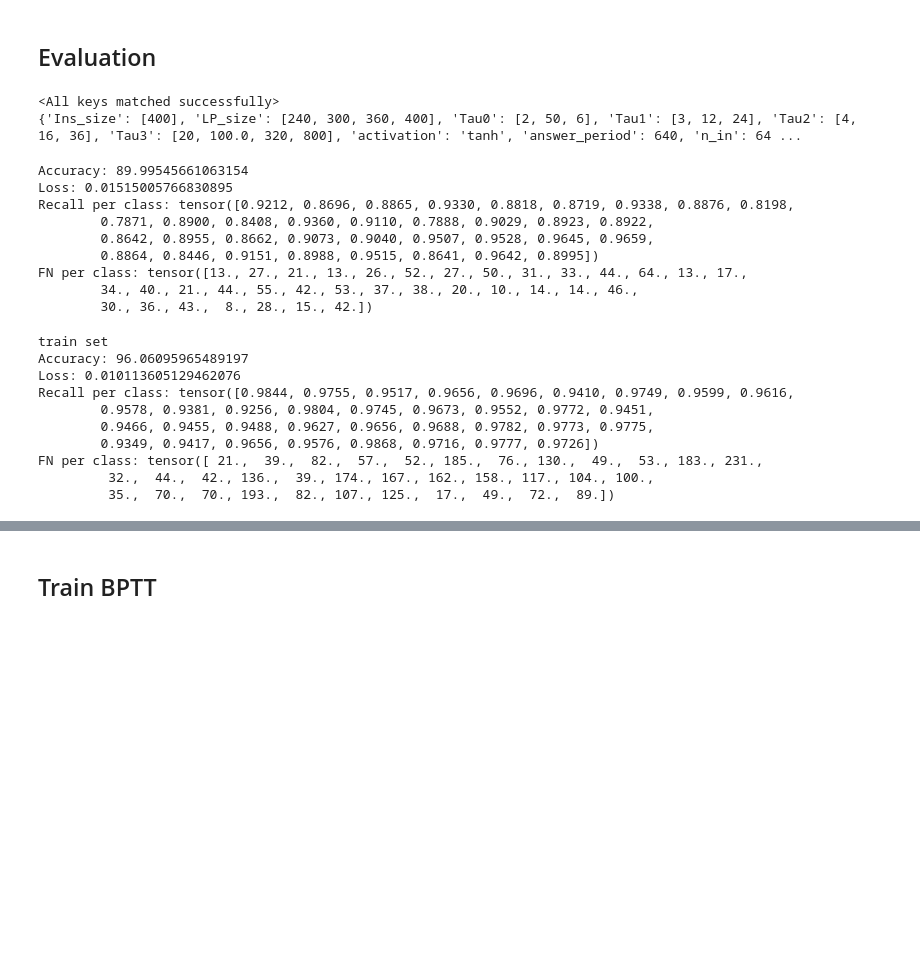
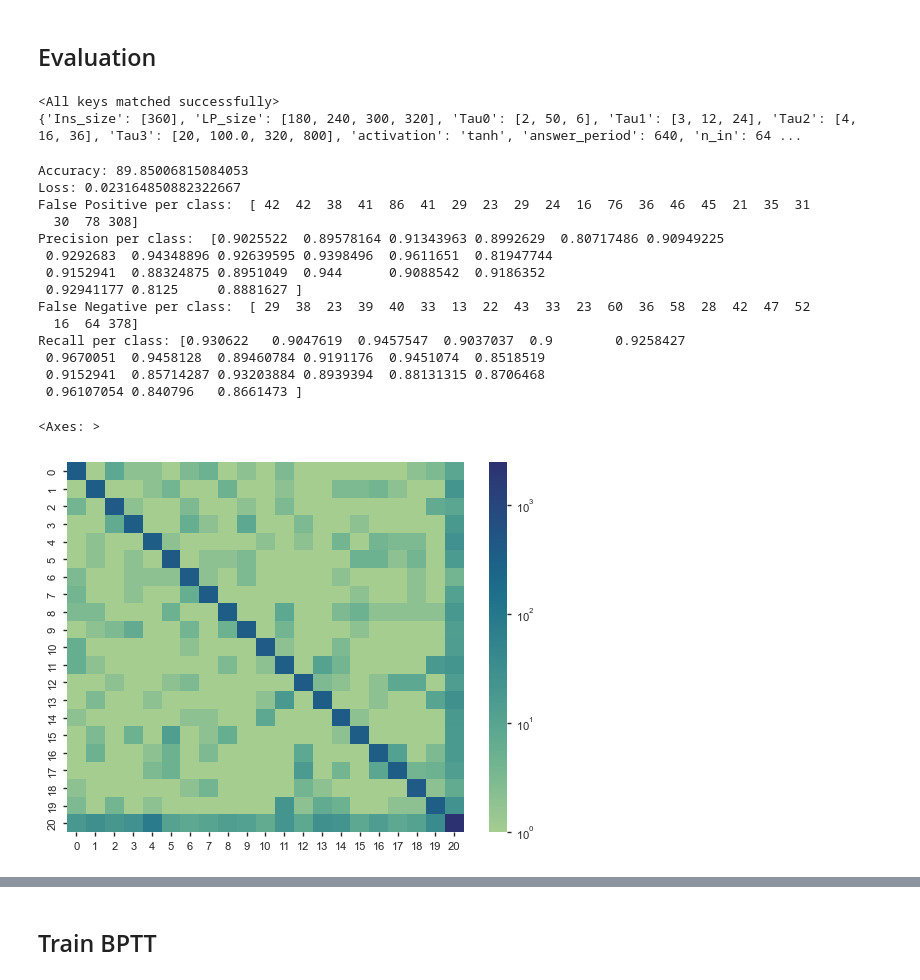
Before and after one commit to Baskin-LIU/Kernel-Propagation, a Jupyter notebook: Experiments/Speech.ipynb, the cells around one changed output, grey strips where cells are left out. Cells and saved outputs as stored; diff of their text form; code cells hidden in the pictures; blank space fills up the shorter version.

```diff
--- a/Experiments/Speech.ipynb
+++ b/Experiments/Speech.ipynb
@@ -65,15 +65,20 @@ ipd.Audio(waveform.numpy(), rate=sample_rate)
 right
 [interactive output not drawn]
 # %%
+data_config["task"] = "Full"
+if data_config["task"]=="Cmd20":
+    data_config["n_class"] = len(COMMAND20)
+elif data_config["task"]=="Full":
+    data_config["n_class"] = len(LABELS)
 data_config["n_steps"] = int(data_config["duration"]/dt)
-data_config["n_class"] = len(COMMAND20)
+
 n_class = data_config["n_class"]
 n_steps = data_config["n_steps"]
 answer_steps = int(model_config["answer_period"]/dt)
 rootdir = Path('..') / "SpeechCommands" / "Mel_npy"
 
-train_set = ShardedMelDataset(rootdir / 'training')
-val_set = ShardedMelDataset(rootdir / 'validation')
+train_set = ShardedMelDataset(rootdir / 'training', task=data_config["task"])
+val_set = ShardedMelDataset(rootdir / 'validation', task=data_config["task"])
 
 mel_sample, label = val_set[0]
 print(mel_sample.shape)
@@ -86,7 +91,7 @@ else:
     num_workers = 0
     pin_memory = False
 
-if train_config["balance_sampler"]:
+if train_config["weighted_sampler"]:
     with open(rootdir / "training"/ "label_stats.json") as f:
         label_counts = json.load(f)["label_counts"]
     sampler = make_weighted_sampler(train_set, label_counts)
@@ -257,7 +294,7 @@ yes --> tensor(33) --> yes , transformed shape: torch.Size([1, 64, 500]) , Numbe
 ## Evaluation
 # %%
 rootdir = Path('..') / "SpeechCommands" / "Mel_npy"
-Saved_model = Path("..") / "saved_models" / "Speech90"
+Saved_model = Path("..") / "saved_models" / "Cmd89.9"
 with open(Saved_model / "general_config.json") as f:
     general_config = json.load(f)
 with open(Saved_model / "model_config.json") as f:
@@ -289,6 +326,7 @@ test_loader = torch.utils.data.DataLoader(
     pin_memory=False,
 )
 
+train_set = ShardedMelDataset(rootdir / 'training')
 train_loader = torch.utils.data.DataLoader(
     train_set,
     batch_size=256,
@@ -309,6 +347,10 @@ print(model_config)
 beta = torch.zeros(n_steps).to(device)
 beta[-answer_steps:]=1.
 beta /= beta.sum()
+
+model.device = device
+for l in model.layers:
+    l.device = device
 # %% [output]
 <All keys matched successfully>
-{'Ins_size': [400], 'LP_size': [240, 300, 360, 400], 'Tau0': [2, 50, 6], 'Tau1': [3, 12, 24], 'Tau2': [4, 16, 36], 'Tau3': [20, 100.0, 320, 800], 'activation': 'tanh', 'answer_period': 640, 'n_in': 64 ...
+{'Ins_size': [360], 'LP_size': [180, 240, 300, 320], 'Tau0': [2, 50, 6], 'Tau1': [3, 12, 24], 'Tau2': [4, 16, 36], 'Tau3': [20, 100.0, 320, 800], 'activation': 'tanh', 'answer_period': 640, 'n_in': 64 ...
@@ -319,20 +357,33 @@ for l in model.layers:
-# %%
-acc, loss, stats = test_analy(model, test_loader, answer_steps, beta, num_classes=data_config['n_class'])
-
-print("Accuracy:", acc)
-print("Loss:", loss)
-print("Recall per class:", stats["recall"])
-print("FN per class:", stats["FN"])
-# %% [output]
-Accuracy: 89.99545661063154
-Loss: 0.01515005766830895
-Recall per class: tensor([0.9212, 0.8696, 0.8865, 0.9330, 0.8818, 0.8719, 0.9338, 0.8876, 0.8198,
-        0.7871, 0.8900, 0.8408, 0.9360, 0.9110, 0.7888, 0.9029, 0.8923, 0.8922,
-        0.8642, 0.8955, 0.8662, 0.9073, 0.9040, 0.9507, 0.9528, 0.9645, 0.9659,
-        0.8864, 0.8446, 0.9151, 0.8988, 0.9515, 0.8641, 0.9642, 0.8995])
-FN per class: tensor([13., 27., 21., 13., 26., 52., 27., 50., 31., 33., 44., 64., 13., 17.,
-        34., 40., 21., 44., 55., 42., 53., 37., 38., 20., 10., 14., 14., 46.,
-        30., 36., 43.,  8., 28., 15., 42.])
+# %%
+test_acc, test_loss, test_stats = test_analy_confusion(model, test_loader, answer_steps, beta, num_classes=data_config['n_class'])
+# %%
+import seaborn as sn
+from matplotlib.colors import LogNorm
+print("Accuracy:", test_acc)
+print("Loss:", test_loss)
+print("False Positive per class: ", test_stats["FP"])
+print("Precision per class: ", test_stats["precision"])
+print("False Negative per class: ", test_stats["FN"])
+print("Recall per class:", test_stats["recall"])
+sn.heatmap(test_stats["confusion_matrix"]+1, annot=False, norm=LogNorm(), cmap="crest")
+#plt.imshow(stats["confusion_matrix"])
+# %% [output]
+Accuracy: 89.85006815084053
+Loss: 0.023164850882322667
+False Positive per class:  [ 42  42  38  41  86  41  29  23  29  24  16  76  36  46  45  21  35  31
+  30  78 308]
+Precision per class:  [0.9025522  0.89578164 0.91343963 0.8992629  0.80717486 0.90949225
+ 0.9292683  0.94348896 0.92639595 0.9398496  0.9611651  0.81947744
+ 0.9152941  0.88324875 0.8951049  0.944      0.9088542  0.9186352
+ 0.92941177 0.8125     0.8881627 ]
+False Negative per class:  [ 29  38  23  39  40  33  13  22  43  33  23  60  36  58  28  42  47  52
+  16  64 378]
+Recall per class: [0.930622   0.9047619  0.9457547  0.9037037  0.9        0.9258427
+ 0.9670051  0.9458128  0.89460784 0.9191176  0.9451074  0.8518519
+ 0.9152941  0.85714287 0.93203884 0.8939394  0.88131315 0.8706468
+ 0.96107054 0.840796   0.8661473 ]
+<Axes: >
+[figure, added]
 # %%
 acc, loss, train_stats = test_analy(model, train_loader, answer_steps, beta, num_classes=data_config['n_class'])
 
@@ -341,14 +392,3 @@ print("Accuracy:", acc)
 print("Loss:", loss)
 print("Recall per class:", train_stats["recall"])
 print("FN per class:", train_stats["FN"])
-# %% [output]
-train set
-Accuracy: 96.06095965489197
-Loss: 0.010113605129462076
-Recall per class: tensor([0.9844, 0.9755, 0.9517, 0.9656, 0.9696, 0.9410, 0.9749, 0.9599, 0.9616,
-        0.9578, 0.9381, 0.9256, 0.9804, 0.9745, 0.9673, 0.9552, 0.9772, 0.9451,
-        0.9466, 0.9455, 0.9488, 0.9627, 0.9656, 0.9688, 0.9782, 0.9773, 0.9775,
-        0.9349, 0.9417, 0.9656, 0.9576, 0.9868, 0.9716, 0.9777, 0.9726])
-FN per class: tensor([ 21.,  39.,  82.,  57.,  52., 185.,  76., 130.,  49.,  53., 183., 231.,
-         32.,  44.,  42., 136.,  39., 174., 167., 162., 158., 117., 104., 100.,
-         35.,  70.,  70., 193.,  82., 107., 125.,  17.,  49.,  72.,  89.])
```
Also changed, not shown: parts of 8 cells of this notebook, 13 other files.
